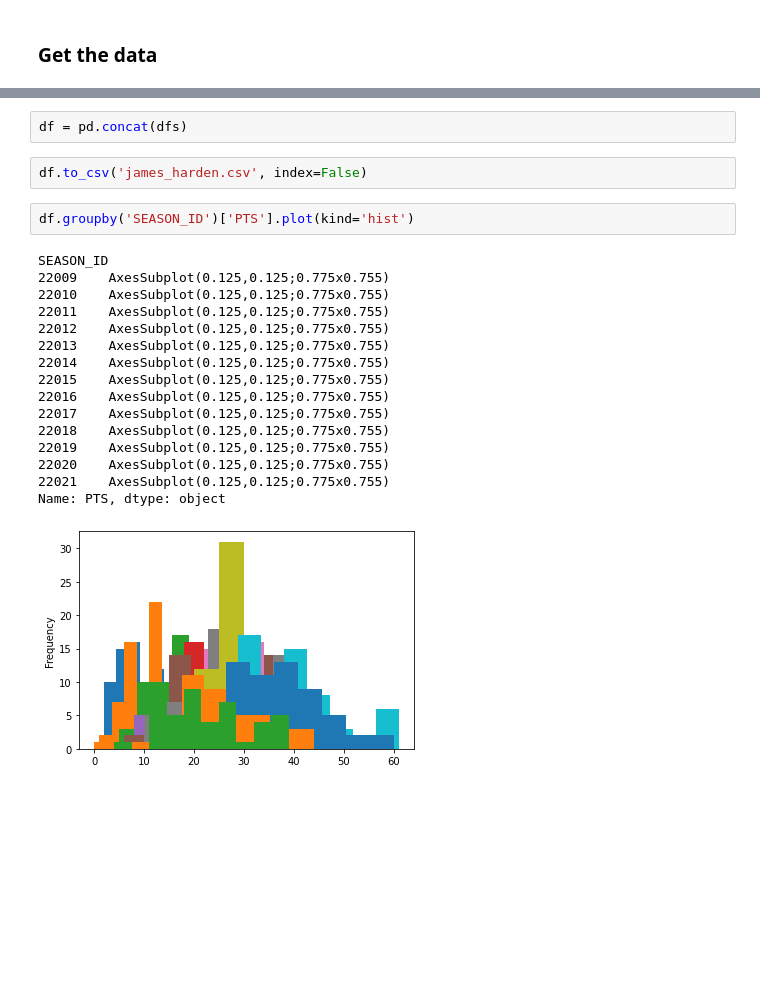
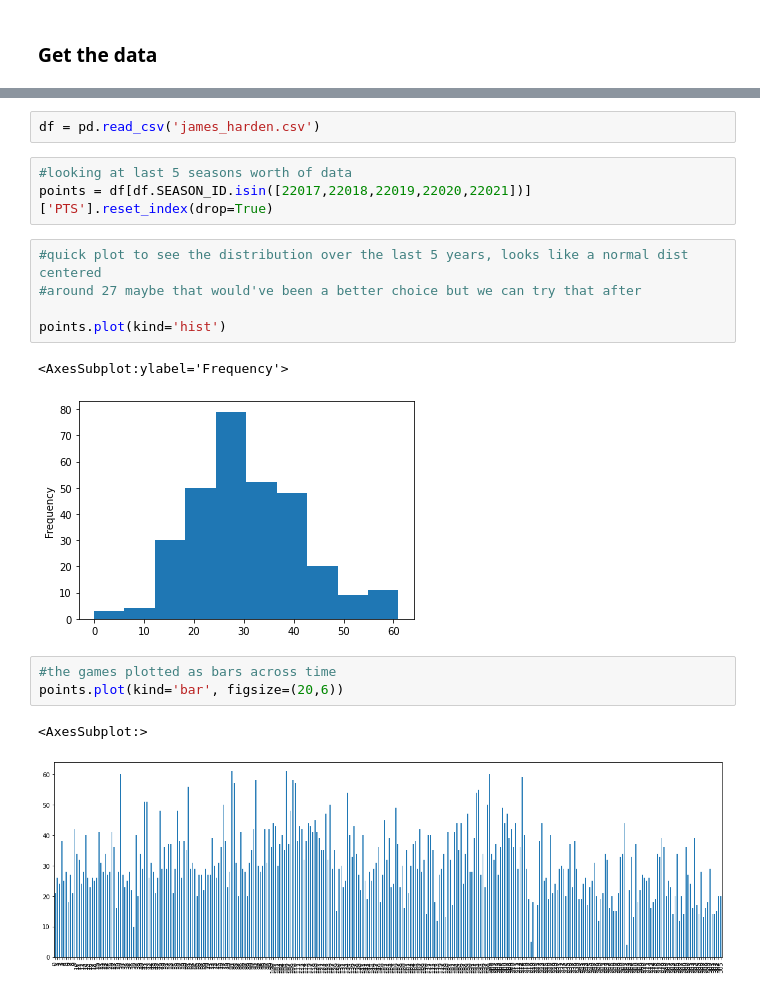
Before and after one commit to arun1125/arun1125.github.io, a Jupyter notebook: Bayesian Statistics with Python.ipynb, the cells around one changed output, grey strips where cells are left out. Cells and saved outputs as stored; diff of their text form; blank space fills up the shorter version.

```diff
--- a/Bayesian Statistics with Python.ipynb
+++ b/Bayesian Statistics with Python.ipynb
@@ -141,23 +190,19 @@ for season in seasons:
-# %%
-df = pd.concat(dfs)
-# %%
-df.to_csv('james_harden.csv', index=False)
-# %%
-df.groupby('SEASON_ID')['PTS'].plot(kind='hist')
-# %% [output]
-SEASON_ID
-22009    AxesSubplot(0.125,0.125;0.775x0.755)
-22010    AxesSubplot(0.125,0.125;0.775x0.755)
-22011    AxesSubplot(0.125,0.125;0.775x0.755)
-22012    AxesSubplot(0.125,0.125;0.775x0.755)
-22013    AxesSubplot(0.125,0.125;0.775x0.755)
-22014    AxesSubplot(0.125,0.125;0.775x0.755)
-22015    AxesSubplot(0.125,0.125;0.775x0.755)
-22016    AxesSubplot(0.125,0.125;0.775x0.755)
-22017    AxesSubplot(0.125,0.125;0.775x0.755)
-22018    AxesSubplot(0.125,0.125;0.775x0.755)
-22019    AxesSubplot(0.125,0.125;0.775x0.755)
-22020    AxesSubplot(0.125,0.125;0.775x0.755)
-22021    AxesSubplot(0.125,0.125;0.775x0.755)
-Name: PTS, dtype: object
-[figure, removed]
+# %%
+df = pd.read_csv('james_harden.csv')
+# %%
+#looking at last 5 seasons worth of data
+points = df[df.SEASON_ID.isin([22017,22018,22019,22020,22021])]['PTS'].reset_index(drop=True)
+# %%
+#quick plot to see the distribution over the last 5 years, looks like a normal dist centered
+#around 27 maybe that would've been a better choice but we can try that after
+
+points.plot(kind='hist')
+# %% [output]
+<AxesSubplot:ylabel='Frequency'>
+[figure, added]
+# %%
+#the games plotted as bars across time
+points.plot(kind='bar', figsize=(20,6))
+# %% [output]
+<AxesSubplot:>
+[figure, added]
```
Also changed, not shown: parts of 13 cells of this notebook, 4 other files.
